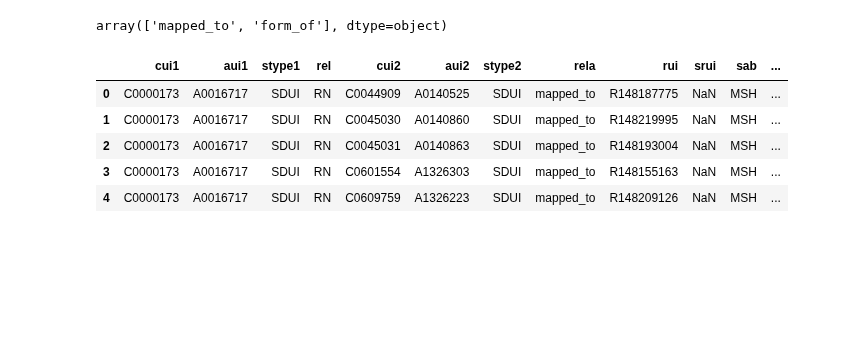
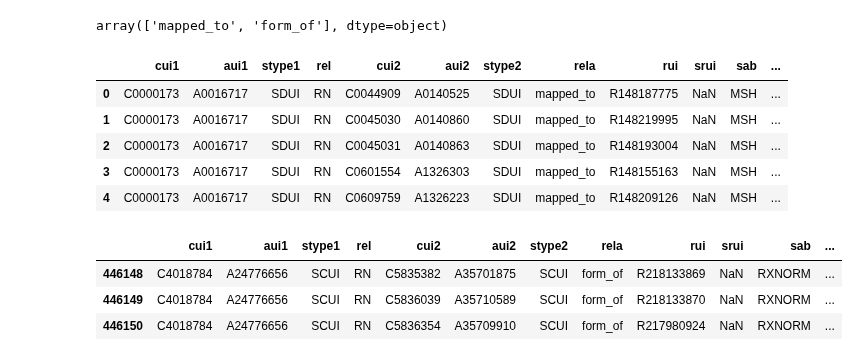
Before and after one commit to Ineichen-Group/Preclinical_DrugDisease_Translation_Pipeline, a Jupyter notebook: 04_normalization/UMLS_Drug_Parent_Mapping.ipynb, the cells around one changed output. Cells and saved outputs as stored; diff of their text form; code cells hidden in the pictures; blank space fills up the shorter version.

```diff
--- a/04_normalization/UMLS_Drug_Parent_Mapping.ipynb
+++ b/04_normalization/UMLS_Drug_Parent_Mapping.ipynb
@@ -42,6 +105,13 @@ mappings.head()
 | 2 | C0000173 | A0016717 | SDUI | RN | C0045031 | A0140863 | SDUI | mapped_to | R148193004 | NaN | MSH | ... |
 | 3 | C0000173 | A0016717 | SDUI | RN | C0601554 | A1326303 | SDUI | mapped_to | R148155163 | NaN | MSH | ... |
 | 4 | C0000173 | A0016717 | SDUI | RN | C0609759 | A1326223 | SDUI | mapped_to | R148209126 | NaN | MSH | ... |
+# %%
+mappings[mappings['cui1']=="C4018784"]
+# %% [output]
+|  | cui1 | aui1 | stype1 | rel | cui2 | aui2 | stype2 | rela | rui | srui | sab | ... |
+| 446148 | C4018784 | A24776656 | SCUI | RN | C5835382 | A35701875 | SCUI | form_of | R218133869 | NaN | RXNORM | ... |
+| 446149 | C4018784 | A24776656 | SCUI | RN | C5836039 | A35710589 | SCUI | form_of | R218133870 | NaN | RXNORM | ... |
+| 446150 | C4018784 | A24776656 | SCUI | RN | C5836354 | A35709910 | SCUI | form_of | R217980924 | NaN | RXNORM | ... |
 # %%
 cui2_to_cui1 = defaultdict(list)
 
```
Also changed, not shown: parts of 32 cells of this notebook.
